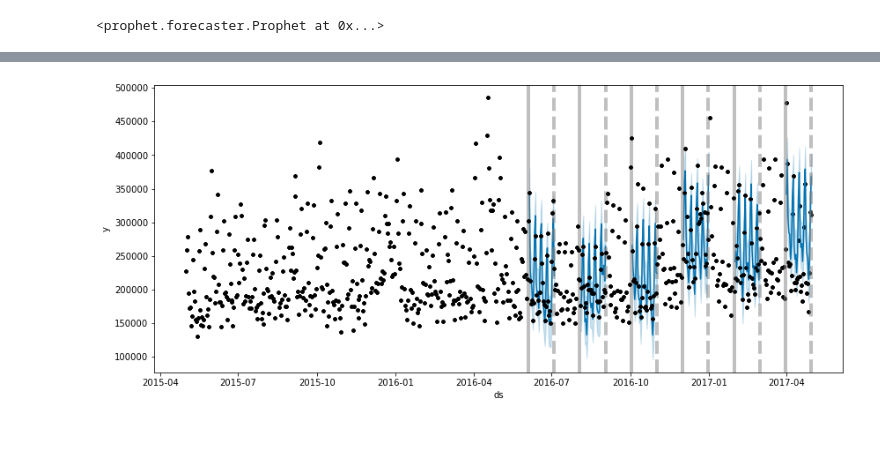
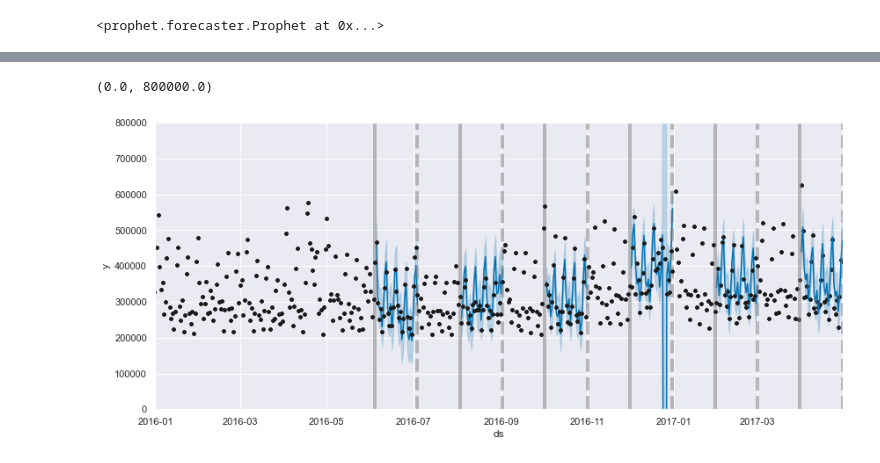
Before and after one commit to Elias-YJ/bsc-thesis, a Jupyter notebook: Reference_model.ipynb, the cells around one changed output, grey strips where cells are left out. Cells and saved outputs as stored; diff of their text form; code cells hidden in the pictures; blank space fills up the shorter version.

```diff
--- a/Reference_model.ipynb
+++ b/Reference_model.ipynb
@@ -1,9 +1,13 @@
 # %%
+import multiprocessing
+multiprocessing.set_start_method("fork")
+
 import pandas as pd
 import numpy as np
 import seaborn as sns
+sns.set_theme()
 import matplotlib.pyplot as plt
-#%matplotlib inline
+%matplotlib inline
 
 from prophet import Prophet
 # %%
@@ -24,9 +28,9 @@ df
 | 55373 | SEAFOOD | 2017-08-14 | 588.476 | 0.0 | 8.0 | 47.59 | 0.0 | 13.20 | 19.6 | ... |
 55374 rows × 16 columns
 # %%
-m = Prophet(changepoint_prior_scale=0.05)
+m = Prophet(changepoint_prior_scale=0.1, mcmc_samples=400)
 m.add_seasonality(name='yearly', period=365.25, fourier_order=8, prior_scale=100000)
-m.add_seasonality(name='monthly', period=30.5, fourier_order=5, prior_scale=100000)
+m.add_seasonality(name='monthly', period=30.5, fourier_order=8, prior_scale=100000)
 m.add_seasonality(
     name='weekly', period=7, fourier_order=5, prior_scale=10000)
 # TODO: add holidays from holidays.csv
@@ -46,7 +50,7 @@ future = df.copy()
 future['date']=pd.to_datetime(future['date'])
 future = future.loc[
     future['family'].isin(
-        ['BEVERAGES', 'BREAD/BAKERY', 'CLEANING', 'DELI', 'GROCERY I']),
+        ['BEVERAGES', 'BREAD/BAKERY', 'CLEANING', 'DELI', 'GROCERY I', 'MEATS', 'PERSONAL CARE', 'POULTRY', 'PRODUCE']),
     ['family', 'date', 'unit_sales', 'onpromotion', 'oil_price', 'precipitation',
      'tavg', 'tmax', 'tmin', 'yellow maize', 'potatoes']
 ]
@@ -126,18 +150,21 @@ INFO:prophet:Making 6 forecasts with cutoffs between 2016-06-04 00:00:00 and 201
 # %%
 cutoffs = df_cv['cutoff'].unique()
 fig = plt.figure(facecolor='w', figsize=(14, 6))
 ax = fig.add_subplot(111)
 for cut in cutoffs:
     cv = df_cv[df_cv['cutoff'].values == cut]
     ax.plot(m.history['ds'].values, m.history['y'], 'k.')
     ax.plot(cv['ds'].values, cv['yhat'], ls='-', c='#0072B2')
     ax.fill_between(cv['ds'].values, cv['yhat_lower'],
                     cv['yhat_upper'], color='#0072B2',
                     alpha=0.2)
     ax.axvline(x=pd.to_datetime(cut), c='gray', lw=4, alpha=0.5)
     ax.set_ylabel('y')
     ax.set_xlabel('ds')
     ax.axvline(x=pd.to_datetime(cut) + pd.Timedelta('30 days'), c='gray', lw=4,
                alpha=0.5, ls='--')
+ax.set_xlim([pd.to_datetime('2016-01-01'),m.history['ds'].tail(1)])
+ax.set_ylim(0,800000)
 # %% [output]
+(0.0, 800000.0)
-[figure, old version]
+[figure, new version]
```
Also changed, not shown: parts of 7 cells of this notebook, 1 other file.
